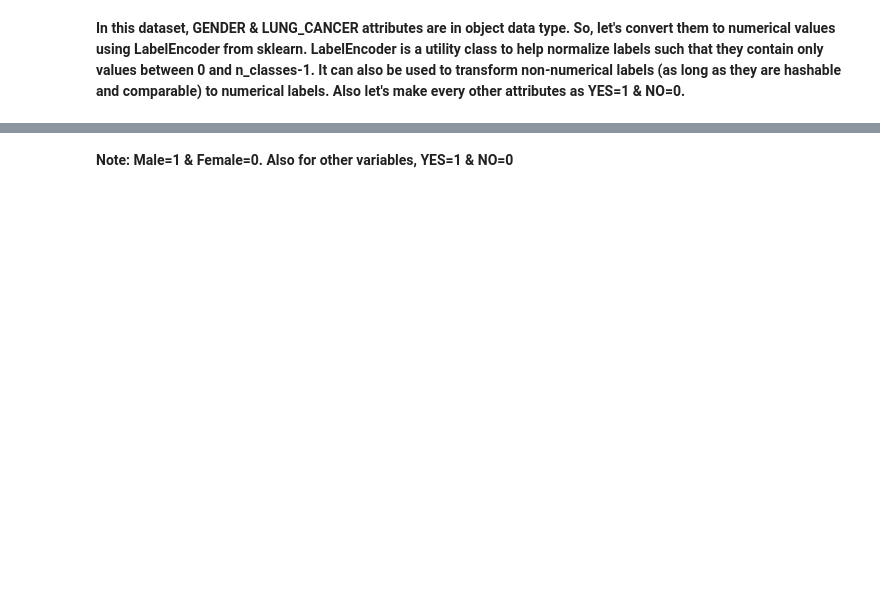
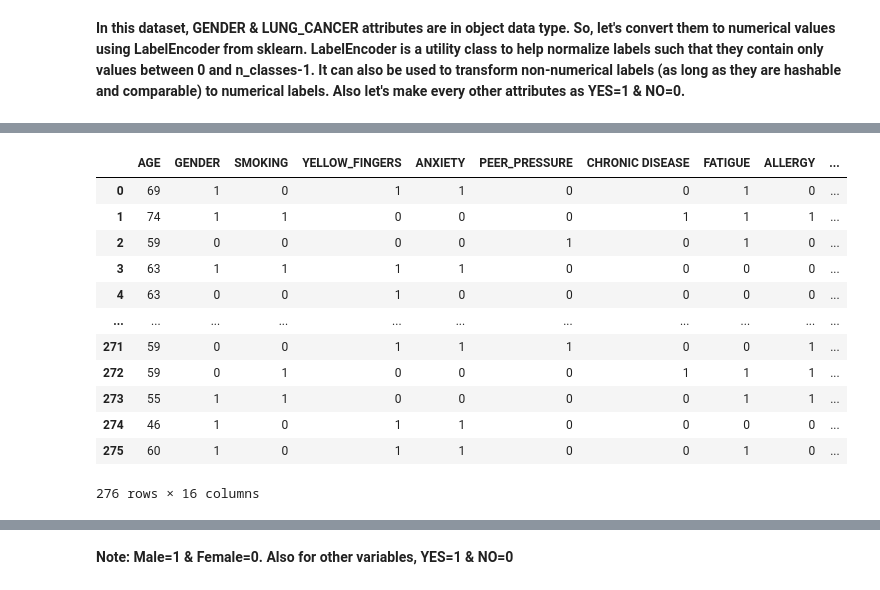
Before and after one commit to vijaykumar8887/Lung_cancer, a Jupyter notebook: notebook/lung-cancer-prediction.ipynb, the cells around one changed output, grey strips where cells are left out. Drawn from its saved outputs; the diff is of its cells as text; code cells hidden in the pictures; blank space fills up the shorter version.

```diff
--- a/notebook/lung-cancer-prediction.ipynb
+++ b/notebook/lung-cancer-prediction.ipynb
@@ -123,0 +197,19 @@ KeyError: 'FATIGUE '
+# %%
+df.rename(columns={0: 'AGE', 1:'GENDER', 2: 'SMOKING', 3:'YELLOW_FINGERS', 4:'ANXIETY', 5:'PEER_PRESSURE',
+                         6:'CHRONIC DISEASE', 7:'FATIGUE', 8: 'ALLERGY', 9 :  'WHEEZING', 10: 'ALCOHOL CONSUMING',
+                         11: 'COUGHING', 12: 'SHORTNESS OF BREATH', 13: 'SWALLOWING DIFFICULTY', 14: 'CHEST PAIN',15:'LUNG_CANCER'}, inplace=True)
+df
+# %% [output]
+|  | AGE | GENDER | SMOKING | YELLOW_FINGERS | ANXIETY | PEER_PRESSURE | CHRONIC DISEASE | FATIGUE | ALLERGY | ... |
+| 0 | 69 | 1 | 0 | 1 | 1 | 0 | 0 | 1 | 0 | ... |
+| 1 | 74 | 1 | 1 | 0 | 0 | 0 | 1 | 1 | 1 | ... |
+| 2 | 59 | 0 | 0 | 0 | 0 | 1 | 0 | 1 | 0 | ... |
+| 3 | 63 | 1 | 1 | 1 | 1 | 0 | 0 | 0 | 0 | ... |
+| 4 | 63 | 0 | 0 | 1 | 0 | 0 | 0 | 0 | 0 | ... |
+| ... | ... | ... | ... | ... | ... | ... | ... | ... | ... | ... |
+| 271 | 59 | 0 | 0 | 1 | 1 | 1 | 0 | 0 | 1 | ... |
+| 272 | 59 | 0 | 1 | 0 | 0 | 0 | 1 | 1 | 1 | ... |
+| 273 | 55 | 1 | 1 | 0 | 0 | 0 | 0 | 1 | 1 | ... |
+| 274 | 46 | 1 | 0 | 1 | 1 | 0 | 0 | 0 | 0 | ... |
+| 275 | 60 | 1 | 0 | 1 | 1 | 0 | 0 | 1 | 0 | ... |
+276 rows × 16 columns
```
Also changed, not shown: parts of 24 cells of this notebook, 15 other files.
